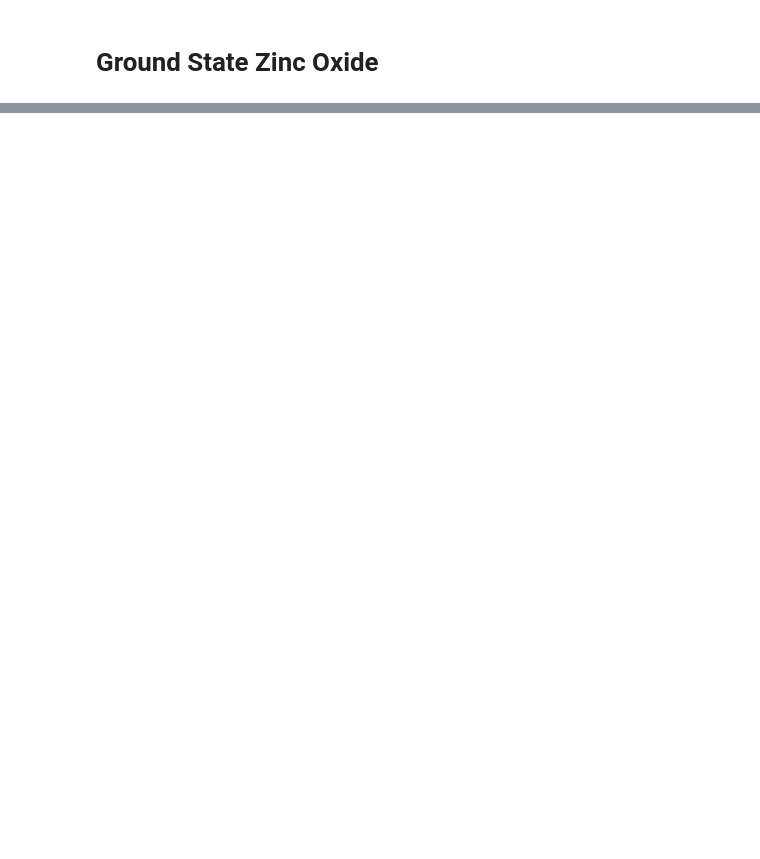
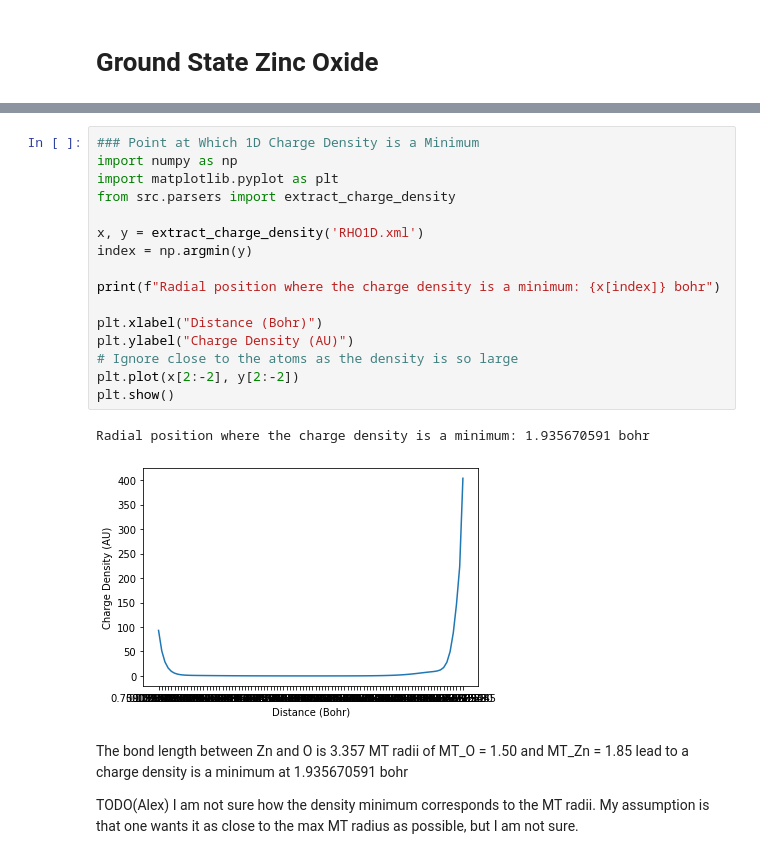
Before and after one commit to AlexBuccheri/python, a Jupyter notebook: pycharm_projects/wp_benchmarks/groundstate/ZnO/zinc_oxide.ipynb, the cells around one changed output, grey strips where cells are left out. Saved outputs shown, nothing was run; the diff lists cells and outputs as text; blank space fills up the shorter version.

```diff
--- a/pycharm_projects/wp_benchmarks/groundstate/ZnO/zinc_oxide.ipynb
+++ b/pycharm_projects/wp_benchmarks/groundstate/ZnO/zinc_oxide.ipynb
@@ -59,0 +113,25 @@ HEX(a=3.2494, c=5.2038)
+# %%
+### Point at Which 1D Charge Density is a Minimum
+import numpy as np
+import matplotlib.pyplot as plt
+from src.parsers import extract_charge_density
+
+x, y = extract_charge_density('RHO1D.xml')
+index = np.argmin(y)
+
+print(f"Radial position where the charge density is a minimum: {x[index]} bohr")
+
+plt.xlabel("Distance (Bohr)")
+plt.ylabel("Charge Density (AU)")
+# Ignore close to the atoms as the density is so large
+plt.plot(x[2:-2], y[2:-2])
+plt.show()
+# %% [output]
+Radial position where the charge density is a minimum: 1.935670591 bohr
+[figure, added]
+# %% [markdown]
+The bond length between Zn and O is 3.357
+MT radii of MT_O = 1.50 and MT_Zn = 1.85 lead to a charge density is a minimum at 1.935670591 bohr
+
+TODO(Alex) I am not sure how the density minimum corresponds to the MT radii.
+My assumption is that one wants it as close to the max MT radius as possible, but I am not sure.
```
Also changed, not shown: parts of 9 cells of this notebook, 19 other files.
